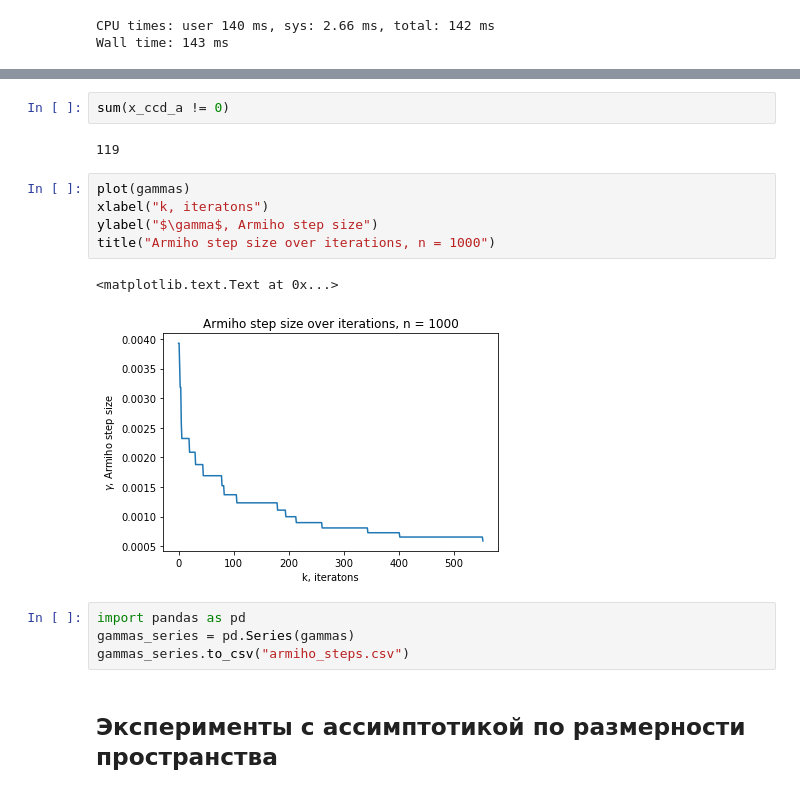
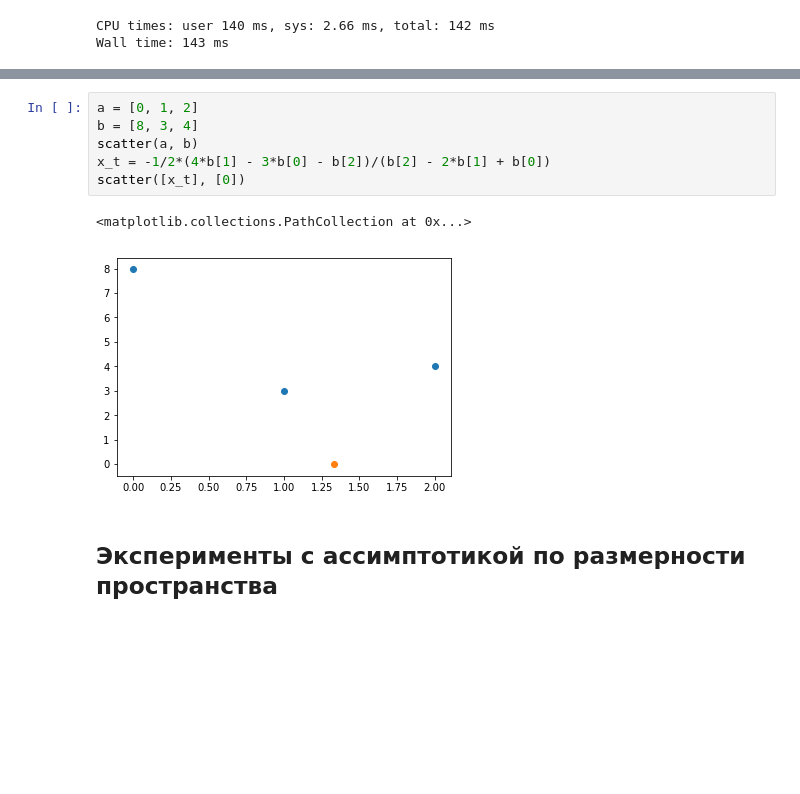
Before and after one commit to aksholokhov/skoltech-sparse-ccd-2017, a Jupyter notebook: Conditional Coordinate Descent.ipynb, the cells around one changed output, grey strips where cells are left out. Saved outputs shown, nothing was run; the diff lists cells and outputs as text; blank space fills up the shorter version.

```diff
--- a/Conditional Coordinate Descent.ipynb
+++ b/Conditional Coordinate Descent.ipynb
@@ -170,19 +164,12 @@ CCD with armiho: 133 iterations
-# %%
-sum(x_ccd_a != 0)
-# %% [output]
-119
-# %%
-plot(gammas)
-xlabel("k, iteratons")
-ylabel("$\gamma$, Armiho step size")
-title("Armiho step size over iterations, n = 1000")
-# %% [output]
-<matplotlib.text.Text at 0x...>
-[figure, removed]
-# %%
-import pandas as pd
-gammas_series = pd.Series(gammas)
-gammas_series.to_csv("armiho_steps.csv")
+# %%
+a = [0, 1, 2]
+b = [8, 3, 4]
+scatter(a, b)
+x_t = -1/2*(4*b[1] - 3*b[0] - b[2])/(b[2] - 2*b[1] + b[0])
+scatter([x_t], [0])
+# %% [output]
+<matplotlib.collections.PathCollection at 0x...>
+[figure, added]
 # %% [markdown]
 ## Эксперименты с ассимптотикой по размерности пространства
 # %%
```
Also changed, not shown: parts of 16 cells of this notebook, 3 other files.
